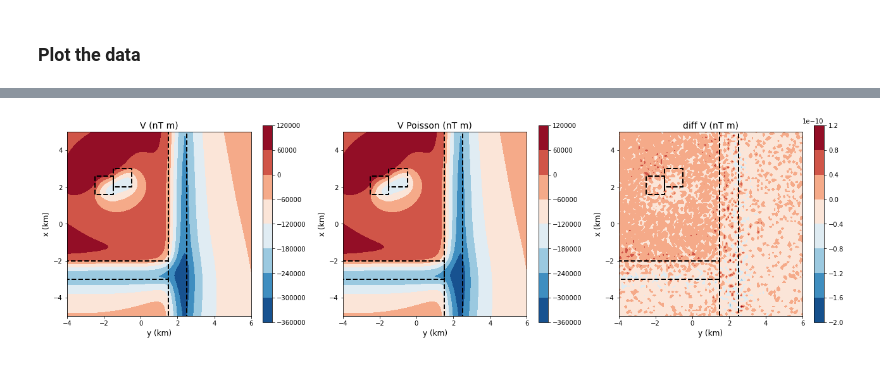
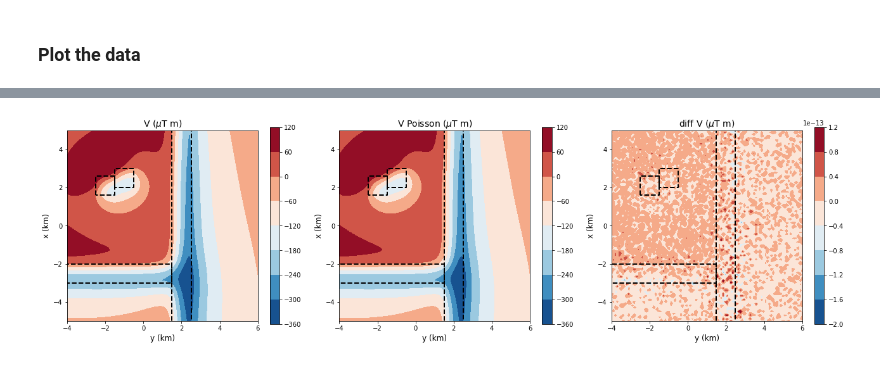
Before and after one commit to birocoles/gravmag, a Jupyter notebook: examples/Poisson_relation.ipynb, the cells around one changed output, grey strips where cells are left out. Saved outputs shown, nothing was run; the diff lists cells and outputs as text; code cells hidden in the pictures.

```diff
--- a/examples/Poisson_relation.ipynb
+++ b/examples/Poisson_relation.ipynb
@@ -135,7 +135,7 @@ gyz = rp.grav(coordinates=coordinates, prisms=model, density=density, field='g_y
 gzz = rp.grav(coordinates=coordinates, prisms=model, density=density, field='g_zz')
 # %%
 Poisson_ratio = (cts.CM*h)/(cts.GRAVITATIONAL_CONST*rho)
-V_Poisson = -(cts.T2NT/cts.SI2MGAL)*Poisson_ratio*(hx_hat*gx + hy_hat*gy + hz_hat*gz)
+V_Poisson = -(cts.T2MT/cts.SI2MGAL)*Poisson_ratio*(hx_hat*gx + hy_hat*gy + hz_hat*gz)
 bx_Poisson = (cts.T2NT/cts.SI2EOTVOS)*Poisson_ratio*(hx_hat*gxx + hy_hat*gxy + hz_hat*gxz)
 by_Poisson = (cts.T2NT/cts.SI2EOTVOS)*Poisson_ratio*(hx_hat*gxy + hy_hat*gyy + hz_hat*gyz)
 bz_Poisson = (cts.T2NT/cts.SI2EOTVOS)*Poisson_ratio*(hx_hat*gxz + hy_hat*gyz + hz_hat*gzz)
@@ -180,27 +180,27 @@ plt.show()
 # %%
 fields = [V, V_Poisson, diff_V]
 windows = [1, 2, 3]
-titles = ['V (nT m)', 'V Poisson (nT m)', 'diff V (nT m)']
+titles = ['V ($\mu$T m)', 'V Poisson ($\mu$T m)', 'diff V ($\mu$T m)']
 
 plt.figure(figsize=(18,5))
 
 for w, window in enumerate(windows):
 
     plt.subplot(1,3,window)
     plt.title(titles[w], fontsize=14)
     plt.axis('scaled')
     plt.contourf(yp.reshape(shape)*0.001,
                  xp.reshape(shape)*0.001,
                  fields[w].reshape(shape), cmap='RdBu_r')
     plt.colorbar()
     plf.model_boundaries(model, m2km=True)
     plt.ylim(0.001*area[0], 0.001*area[1])
     plt.xlim(0.001*area[2], 0.001*area[3])
     plt.xlabel('y (km)', fontsize=12)
     plt.ylabel('x (km)', fontsize=12)
 
 plt.tight_layout()
 
 plt.show()
 # %% [output]
-[figure, old version]
+[figure, new version]
```
Also changed, not shown: parts of 1 cell of this notebook, 2 other files.
